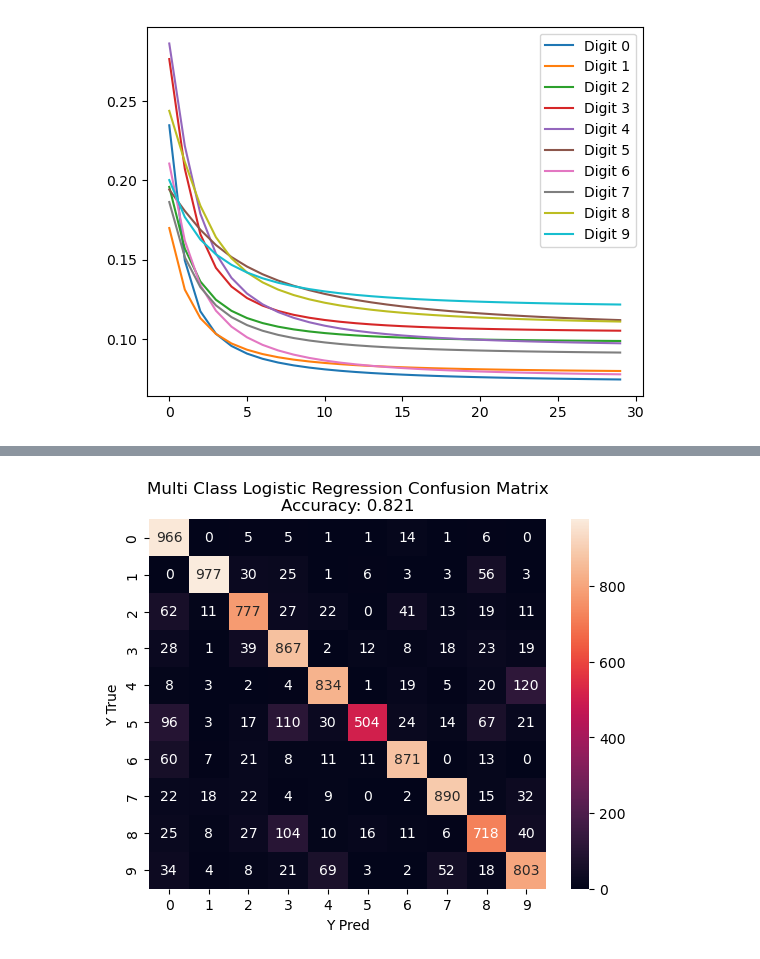
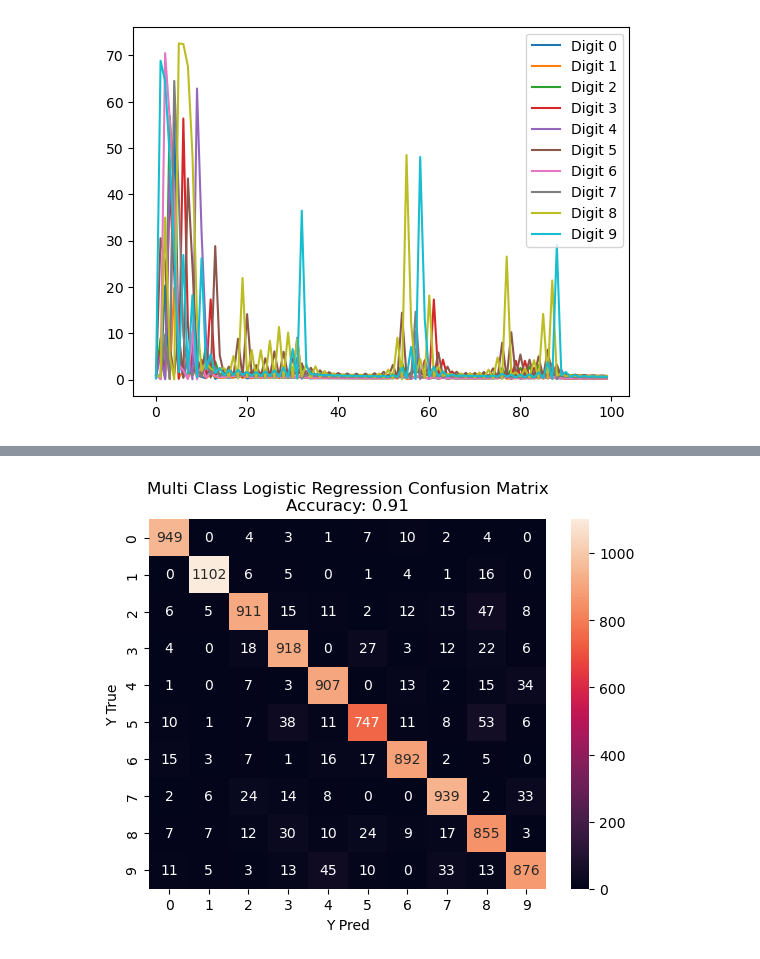
Before and after one commit to lazarovziv/intro-to-machine-learning, a Jupyter notebook: maman12/maman12.ipynb, the cells around one changed output, grey strips where cells are left out. Drawn from its saved outputs; the diff is of its cells as text; code cells hidden in the pictures.

```diff
--- a/maman12/maman12.ipynb
+++ b/maman12/maman12.ipynb
@@ -7,7 +7,7 @@ from sklearn.datasets import fetch_openml
 import sys
 import numpy as np
 # %%
-mnist = fetch_openml('mnist_784', version=1)
+mnist = fetch_openml('mnist_784', version=1, parser='auto')
 # %%
 X, y = mnist['data'], mnist['target']
 # %%
@@ -137,8 +146,11 @@ class LogisticRegression(BaseRegressor):
         super().__init__(num_features, classes, non_negative_weights)
         self.epochs = epochs
         self.lr = learning_rate
+        self.initial_lr = learning_rate
 
-    def fit(self, X_train, y_train, visualize=True):
+    def fit(self, X_train, y_train, visualize=True, scale_softmax=True, epsilon=np.nextafter(0, 1)):
+        if epsilon <= 0:
+            raise RuntimeError('Non positive epsilon is not supported')
         # setting the negative value to be zero for the indicator in the gradient calculation
         super().init_multi_class_labels(y_train=y_train, positive_value=1, negative_value=0)
         # for displaying the loss values for each digit
@@ -147,25 +159,26 @@ class LogisticRegression(BaseRegressor):
         # need gradients to be of shape (self.num_classes, self.num_features)
         # where gradients[i] = sum((softmax(w_i, x_n) - I[y_n = i]) * x_n)
         for epoch in range(self.epochs):
-            # shape = (num_classes x num_samples)
-            # row i refers to the exponent of w_i with all the samples
-            weights_X = self.weights @ X_train.T
-
-            # TODO: change to X_train @ self.weights.T and go from there
+            # shape = (num_samples x num_classes)
+            # row i refers to the exponent of sample i with all the weights vectors
+            weights_X = X_train @ self.weights.T
+            softmax_probs = softmax(weights_X, scale=scale_softmax)
 
             '''
             1. self.labels is the indicator in the gradient.
             2. multiplying every result (i.e, softmax - indicator) by the matching sample
             needed to add a new dimension to multiply each result by the relevant sample for each of the weight vectors
             '''
-            gradients = -np.sum((softmax(weights_X) - self.labels)[:, :, np.newaxis] * X_train, axis=1) / self.num_samples
+            gradients = np.sum((softmax_probs - self.labels.T)[:, :, np.newaxis] * X_train[:, np.newaxis], axis=0)
 
-            # making the weight vectors to go in the opposite direction of the matching gradient learning rate "steps"
-            self.weights += self.lr * gradients
-            weights_X = self.weights @ X_train.T
-            # calculating the loss values for every digit
-            weights_errors = -np.sum(self.labels * np.log(softmax(weights_X)), axis=1) / self.num_samples
+            # making each weight vector to go in the opposite direction of the matching gradient, lr "steps"
+            self.weights -= self.lr * gradients
+            # calculating the loss values for every class
+            # adding an epsilon value to prevent calculating log(0)
+            weights_errors = -np.sum(self.labels.T * np.log(softmax_probs + epsilon), axis=0) / self.num_samples
+
             errors[epoch] = weights_errors
+
 
         # visualize the error graph
         if visualize:
@@ -179,11 +192,12 @@ class LogisticRegression(BaseRegressor):
 from sklearn.model_selection import train_test_split
 num_train_samples = 60000
 # %%
-X_train, X_test, y_train, y_test = train_test_split(X, y, train_size=num_train_samples/len(X), shuffle=True)
+# scaling X values to prevent under/overflowing of the exponents
+X_train, X_test, y_train, y_test = train_test_split(X/255.0, y, train_size=num_train_samples/len(X), shuffle=False)
 # %%
-logistic_regression = LogisticRegression(X.shape[1], np.unique(y), non_negative_weights=False, learning_rate=0.01, epochs=30)
+logistic_regression = LogisticRegression(X.shape[1], np.unique(y), non_negative_weights=False, learning_rate=0.001, epochs=100)
 # %%
 %%time
-logistic_regression.fit(X_train, y_train)
+logistic_regression.fit(X_train, y_train, visualize=True)
 # %% [output]
-[figure, old version]
+[figure, new version]
@@ -192,5 +206,5 @@ Wall time: 23.4 s
 # %%
-visualize_metrics(-1, X_test, y_test, logistic_regression, 'Logistic Regression')
+visualize_metrics(True, X_test, y_test, logistic_regression, 'Logistic Regression')
 # %% [output]
-[figure, old version]
+[figure, new version]
 # %%
```
Also changed, not shown: parts of 10 cells of this notebook.
